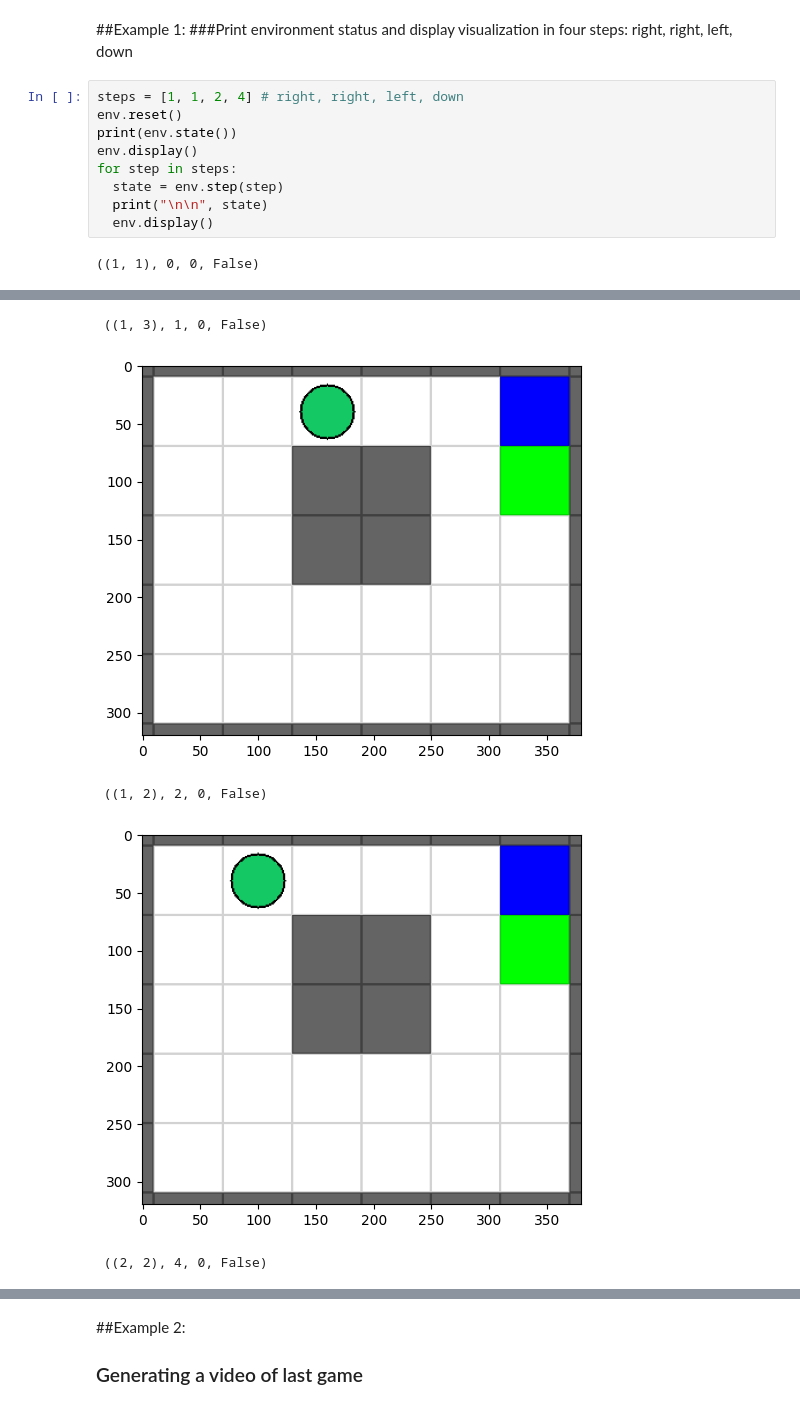
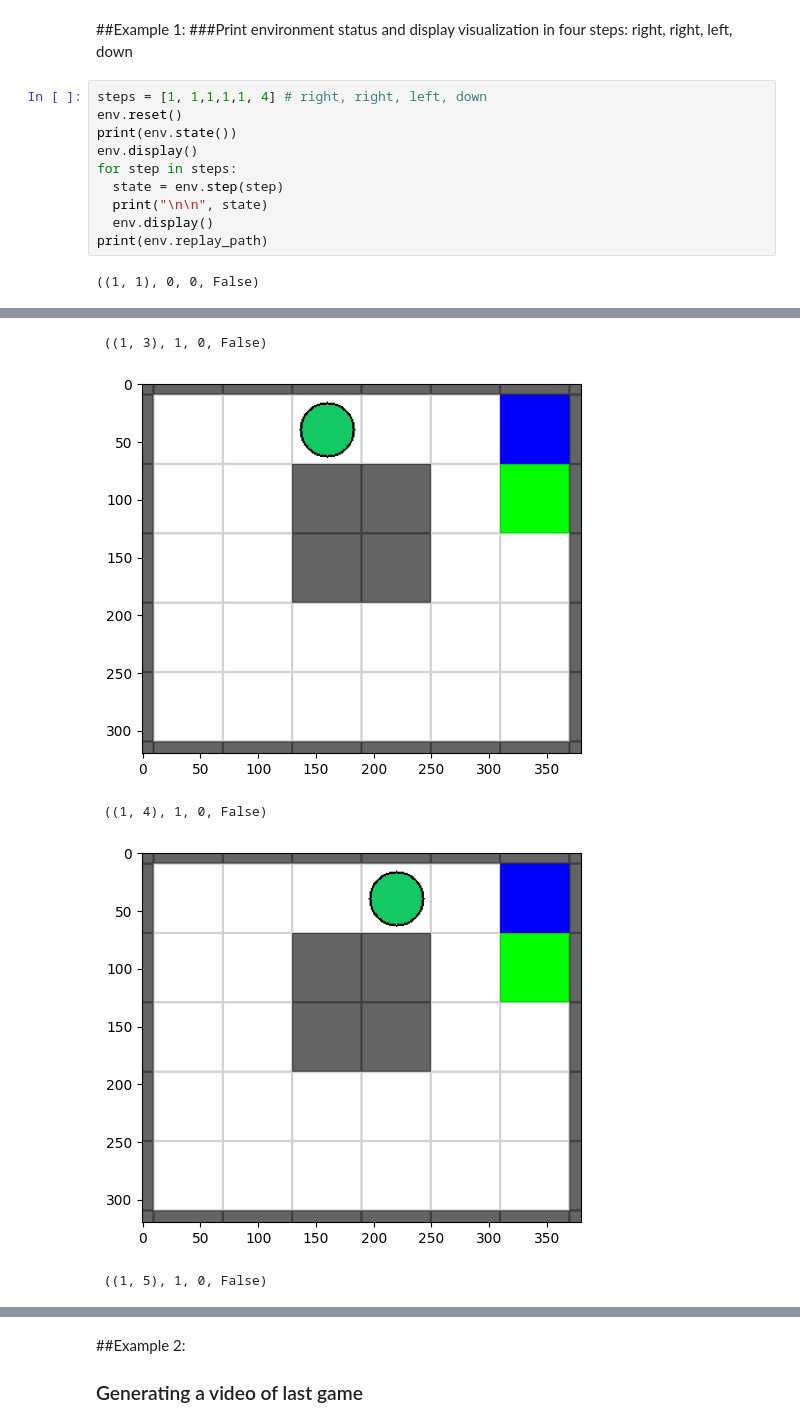
Before and after one commit to MarekBorzyszkowski/GUZW_1, a Jupyter notebook: src/DRL_assignment1.ipynb, the cells around one changed output, grey strips where cells are left out. Drawn from its saved outputs; the diff is of its cells as text.

```diff
--- a/src/DRL_assignment1.ipynb
+++ b/src/DRL_assignment1.ipynb
@@ -195,21 +200,22 @@ the game is over False
 ##Example 1:
 ###Print environment status and display visualization in four steps: right, right, left, down
 # %%
-steps = [1, 1, 2, 4] # right, right, left, down
+steps = [1, 1,1,1,1, 4] # right, right, left, down
 env.reset()
 print(env.state())
 env.display()
 for step in steps:
   state = env.step(step)
   print("\n\n", state)
   env.display()
+print(env.replay_path)
 # %% [output]
 ((1, 1), 0, 0, False)
 [figure]
  ((1, 2), 1, 0, False)
 [figure]
  ((1, 3), 1, 0, False)
 [figure]
- ((1, 2), 2, 0, False)
+ ((1, 4), 1, 0, False)
-[figure, old version]
+[figure, new version]
- ((2, 2), 4, 0, False)
+ ((1, 5), 1, 0, False)
```
Also changed, not shown: parts of 6 cells of this notebook.
